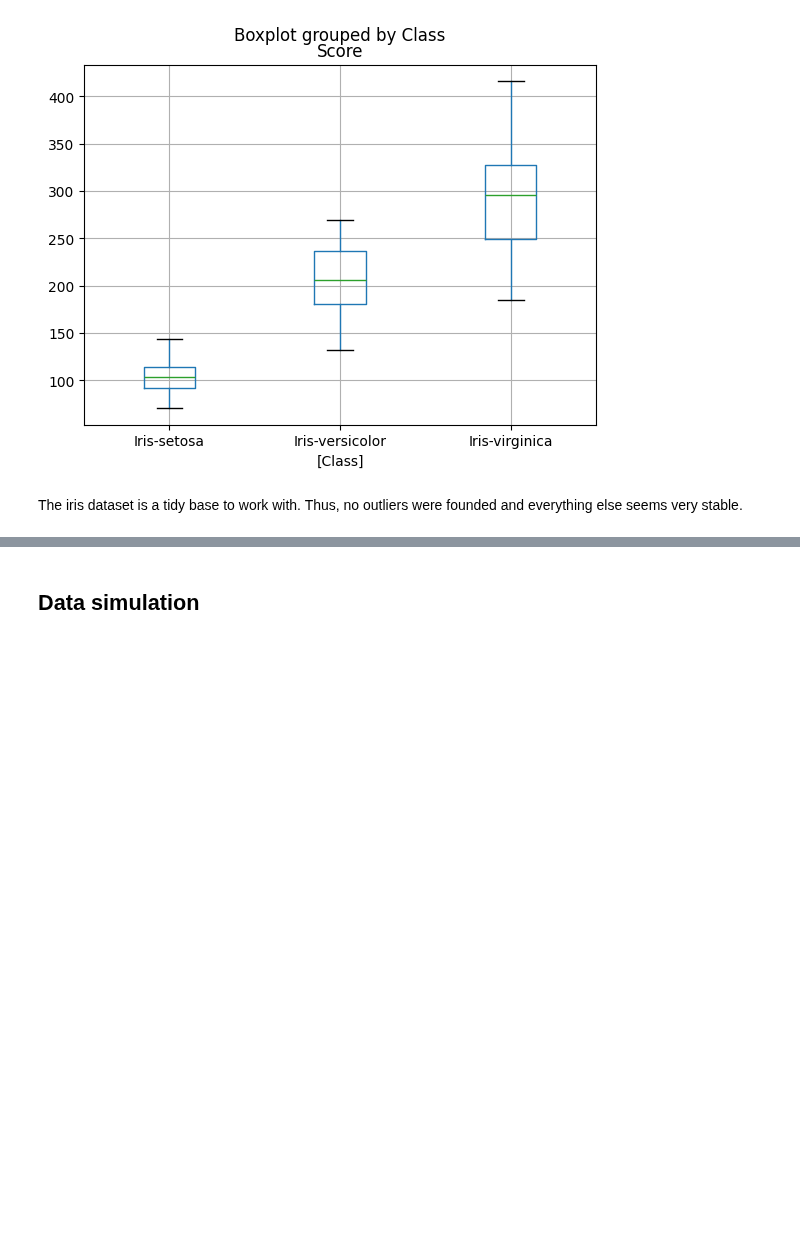
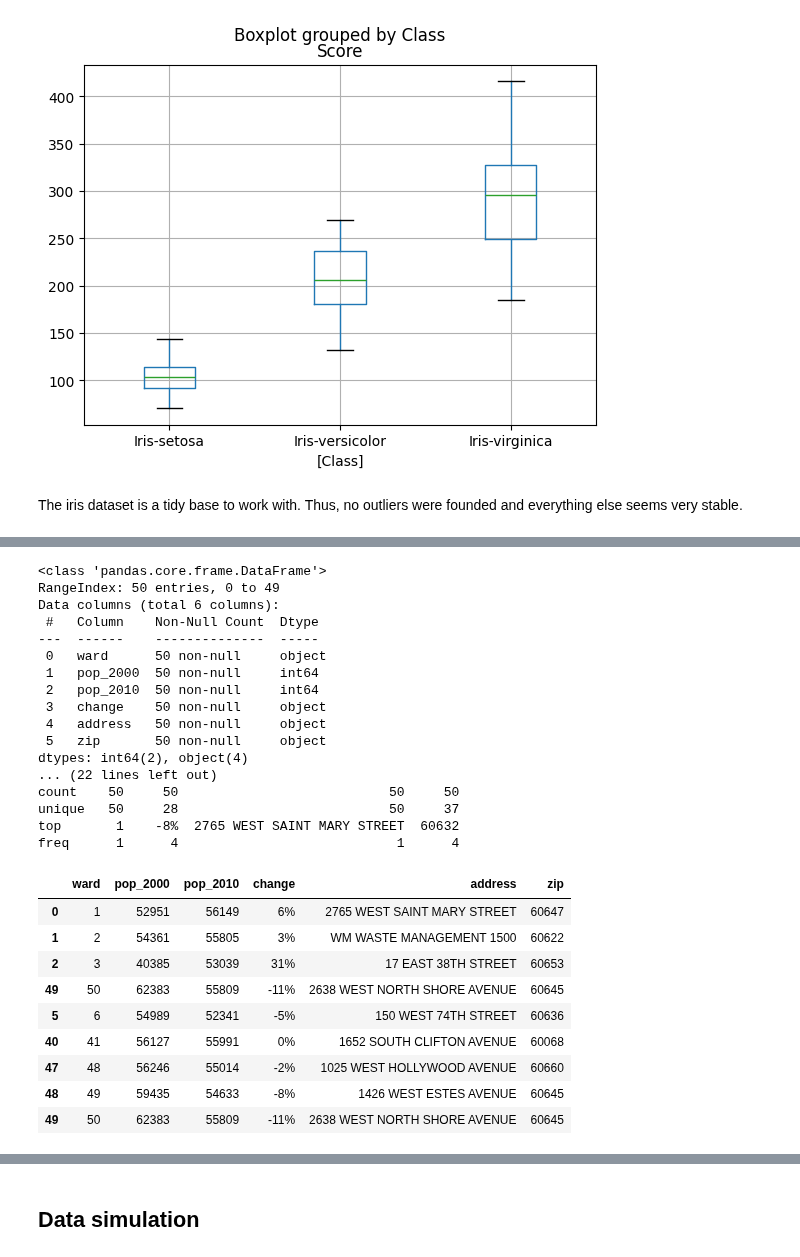
Before and after one commit to nescuderor/Personal_portfolio, a Jupyter notebook: 01_Basics.ipynb, the cells around one changed output, grey strips where cells are left out. Drawn from its saved outputs; the diff is of its cells as text; code cells hidden in the pictures; blank space fills up the shorter version.

```diff
--- a/01_Basics.ipynb
+++ b/01_Basics.ipynb
@@ -651,0 +823,37 @@ The iris dataset is a tidy base to work with. Thus, no outliers were founded and
+# %%
+#Describing the licenses
+print(census.info(),
+	  census.isna().sum(),
+	  census.describe(),
+	  census.describe(include="object"),
+	  sep="\n\n")
+
+pd.concat([census.head(3), census.sample(3, replace=False), census.tail(3)])
+# %% [output]
+<class 'pandas.core.frame.DataFrame'>
+RangeIndex: 50 entries, 0 to 49
+Data columns (total 6 columns):
+ #   Column    Non-Null Count  Dtype
+---  ------    --------------  -----
+ 0   ward      50 non-null     object
+ 1   pop_2000  50 non-null     int64
+ 2   pop_2010  50 non-null     int64
+ 3   change    50 non-null     object
+ 4   address   50 non-null     object
+ 5   zip       50 non-null     object
+dtypes: int64(2), object(4)
+... (22 lines left out)
+count    50     50                           50     50
+unique   50     28                           50     37
+top       1    -8%  2765 WEST SAINT MARY STREET  60632
+freq      1      4                            1      4
+|  | ward | pop_2000 | pop_2010 | change | address | zip |
+| 0 | 1 | 52951 | 56149 | 6% | 2765 WEST SAINT MARY STREET | 60647 |
+| 1 | 2 | 54361 | 55805 | 3% | WM WASTE MANAGEMENT 1500 | 60622 |
+| 2 | 3 | 40385 | 53039 | 31% | 17 EAST 38TH STREET | 60653 |
+| 49 | 50 | 62383 | 55809 | -11% | 2638 WEST NORTH SHORE AVENUE | 60645 |
+| 5 | 6 | 54989 | 52341 | -5% | 150 WEST 74TH STREET | 60636 |
+| 40 | 41 | 56127 | 55991 | 0% | 1652 SOUTH CLIFTON AVENUE | 60068 |
+| 47 | 48 | 56246 | 55014 | -2% | 1025 WEST HOLLYWOOD AVENUE | 60660 |
+| 48 | 49 | 59435 | 54633 | -8% | 1426 WEST ESTES AVENUE | 60645 |
+| 49 | 50 | 62383 | 55809 | -11% | 2638 WEST NORTH SHORE AVENUE | 60645 |
```
Also changed, not shown: parts of 18 cells of this notebook.
